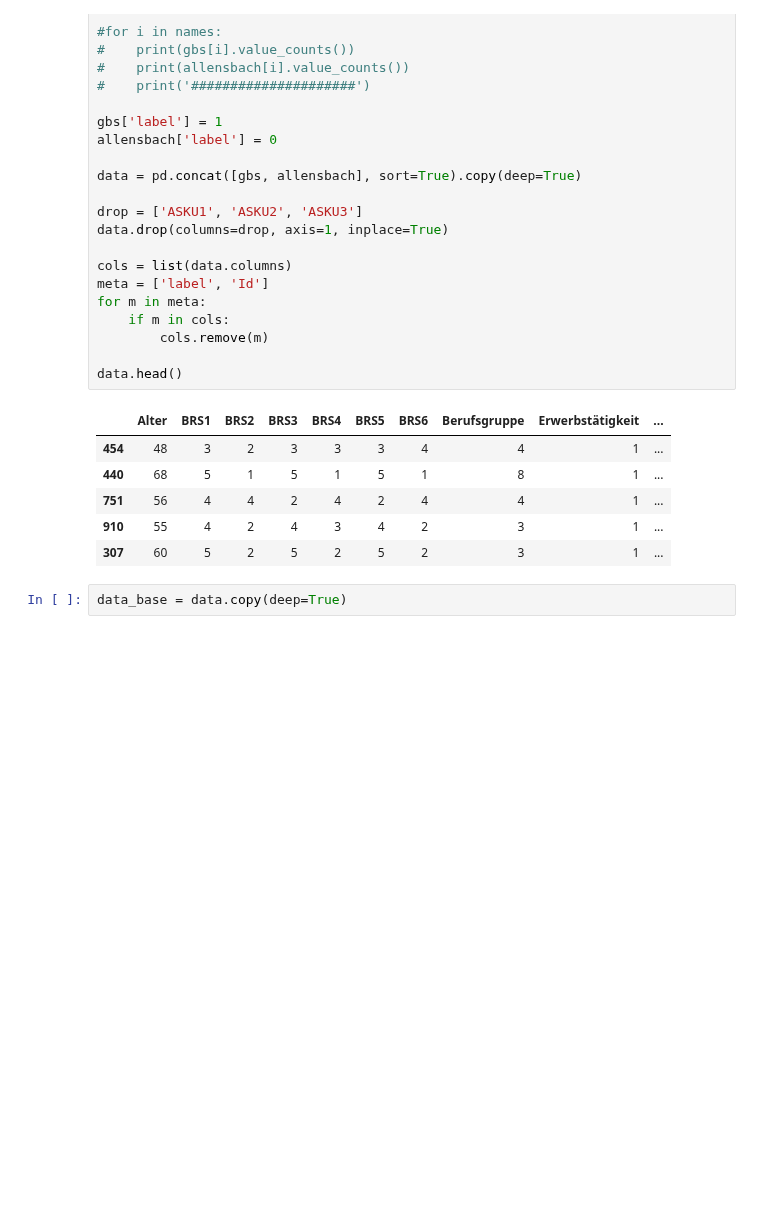
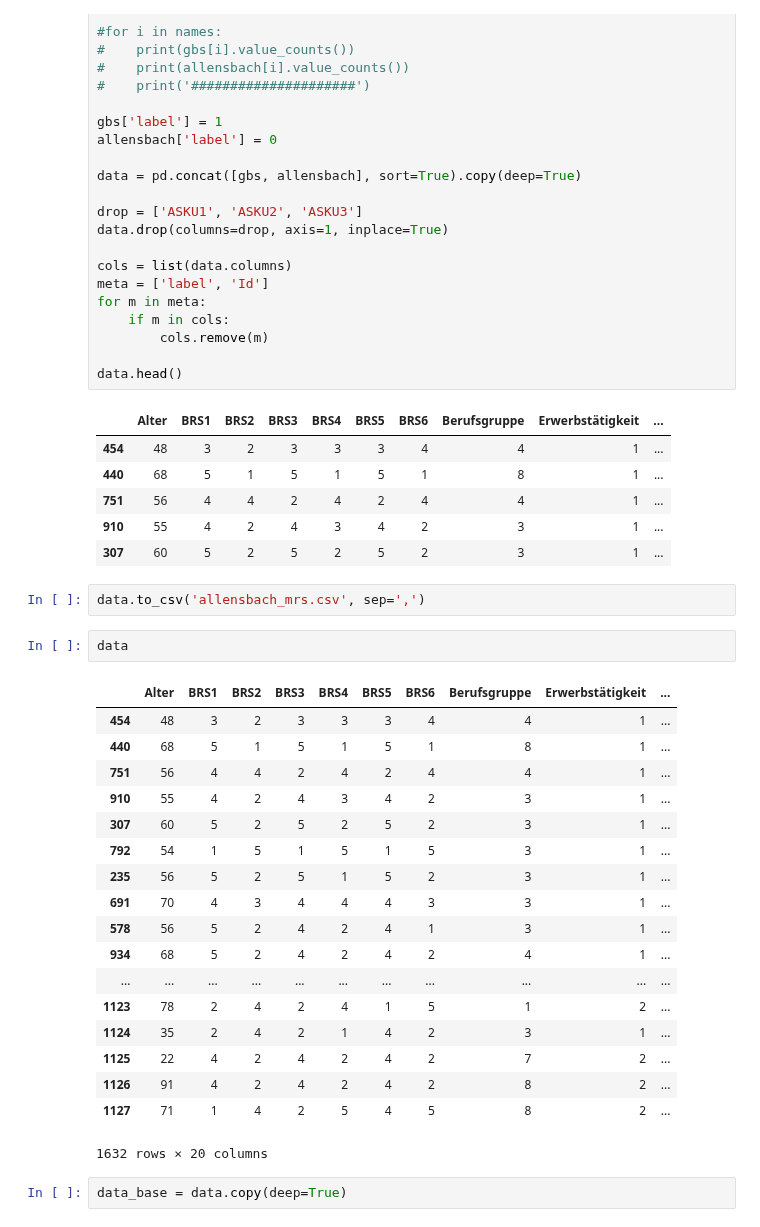
Before and after one commit to laksannathan/maximal-representative-sampling, a Jupyter notebook: src/_GBS_Allensbach.ipynb, the cells around one changed output. Cells and saved outputs as stored; diff of their text form; blank space fills up the shorter version.

```diff
--- a/src/_GBS_Allensbach.ipynb
+++ b/src/_GBS_Allensbach.ipynb
@@ -252,6 +252,29 @@ data.head()
 | 751 | 56 | 4 | 4 | 2 | 4 | 2 | 4 | 4 | 1 | ... |
 | 910 | 55 | 4 | 2 | 4 | 3 | 4 | 2 | 3 | 1 | ... |
 | 307 | 60 | 5 | 2 | 5 | 2 | 5 | 2 | 3 | 1 | ... |
+# %%
+data.to_csv('allensbach_mrs.csv', sep=',')
+# %%
+data
+# %% [output]
+|  | Alter | BRS1 | BRS2 | BRS3 | BRS4 | BRS5 | BRS6 | Berufsgruppe | Erwerbstätigkeit | ... |
+| 454 | 48 | 3 | 2 | 3 | 3 | 3 | 4 | 4 | 1 | ... |
+| 440 | 68 | 5 | 1 | 5 | 1 | 5 | 1 | 8 | 1 | ... |
+| 751 | 56 | 4 | 4 | 2 | 4 | 2 | 4 | 4 | 1 | ... |
+| 910 | 55 | 4 | 2 | 4 | 3 | 4 | 2 | 3 | 1 | ... |
+| 307 | 60 | 5 | 2 | 5 | 2 | 5 | 2 | 3 | 1 | ... |
+| 792 | 54 | 1 | 5 | 1 | 5 | 1 | 5 | 3 | 1 | ... |
+| 235 | 56 | 5 | 2 | 5 | 1 | 5 | 2 | 3 | 1 | ... |
+| 691 | 70 | 4 | 3 | 4 | 4 | 4 | 3 | 3 | 1 | ... |
+| 578 | 56 | 5 | 2 | 4 | 2 | 4 | 1 | 3 | 1 | ... |
+| 934 | 68 | 5 | 2 | 4 | 2 | 4 | 2 | 4 | 1 | ... |
+| ... | ... | ... | ... | ... | ... | ... | ... | ... | ... | ... |
+| 1123 | 78 | 2 | 4 | 2 | 4 | 1 | 5 | 1 | 2 | ... |
+| 1124 | 35 | 2 | 4 | 2 | 1 | 4 | 2 | 3 | 1 | ... |
+| 1125 | 22 | 4 | 2 | 4 | 2 | 4 | 2 | 7 | 2 | ... |
+| 1126 | 91 | 4 | 2 | 4 | 2 | 4 | 2 | 8 | 2 | ... |
+| 1127 | 71 | 1 | 4 | 2 | 5 | 4 | 5 | 8 | 2 | ... |
+1632 rows × 20 columns
 # %%
 data_base = data.copy(deep=True)
 # %%
```
Also changed, not shown: 12 other files.
